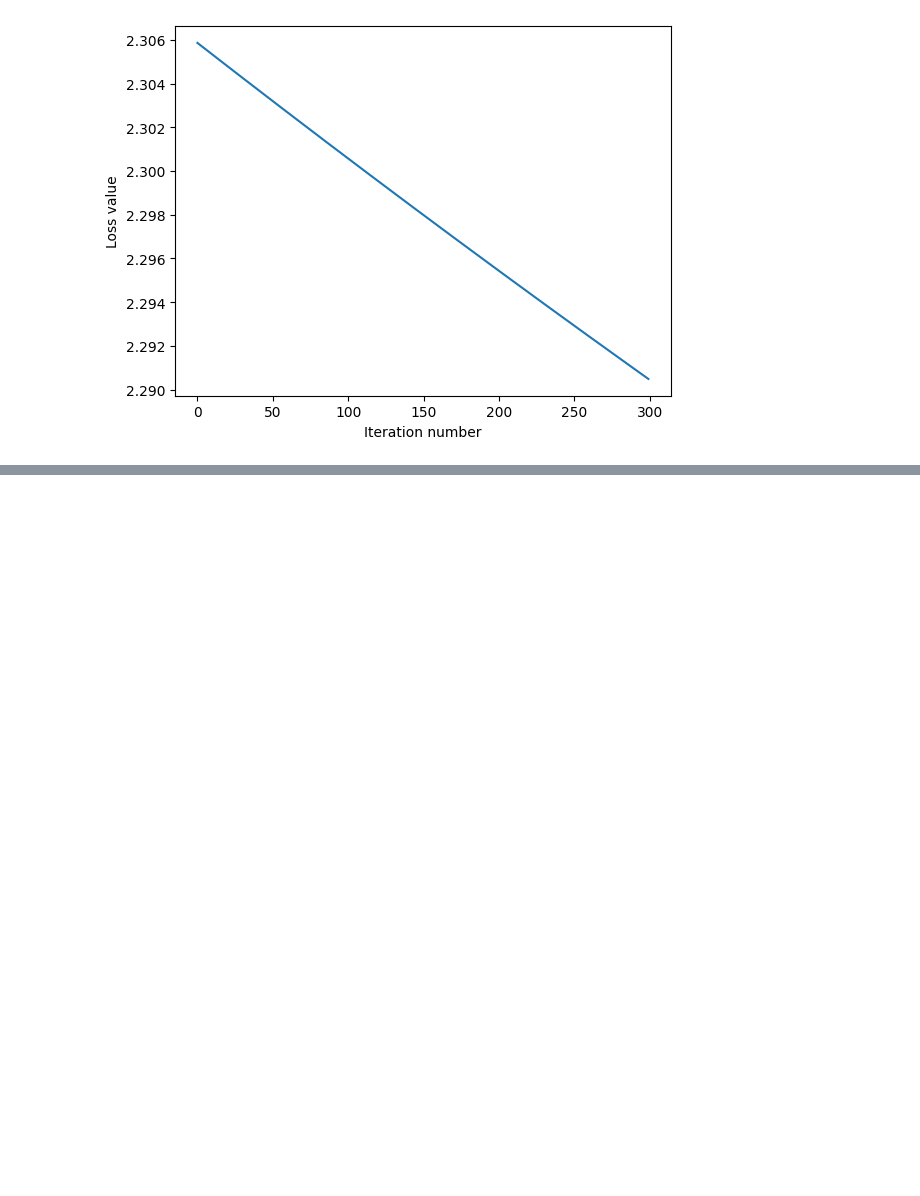
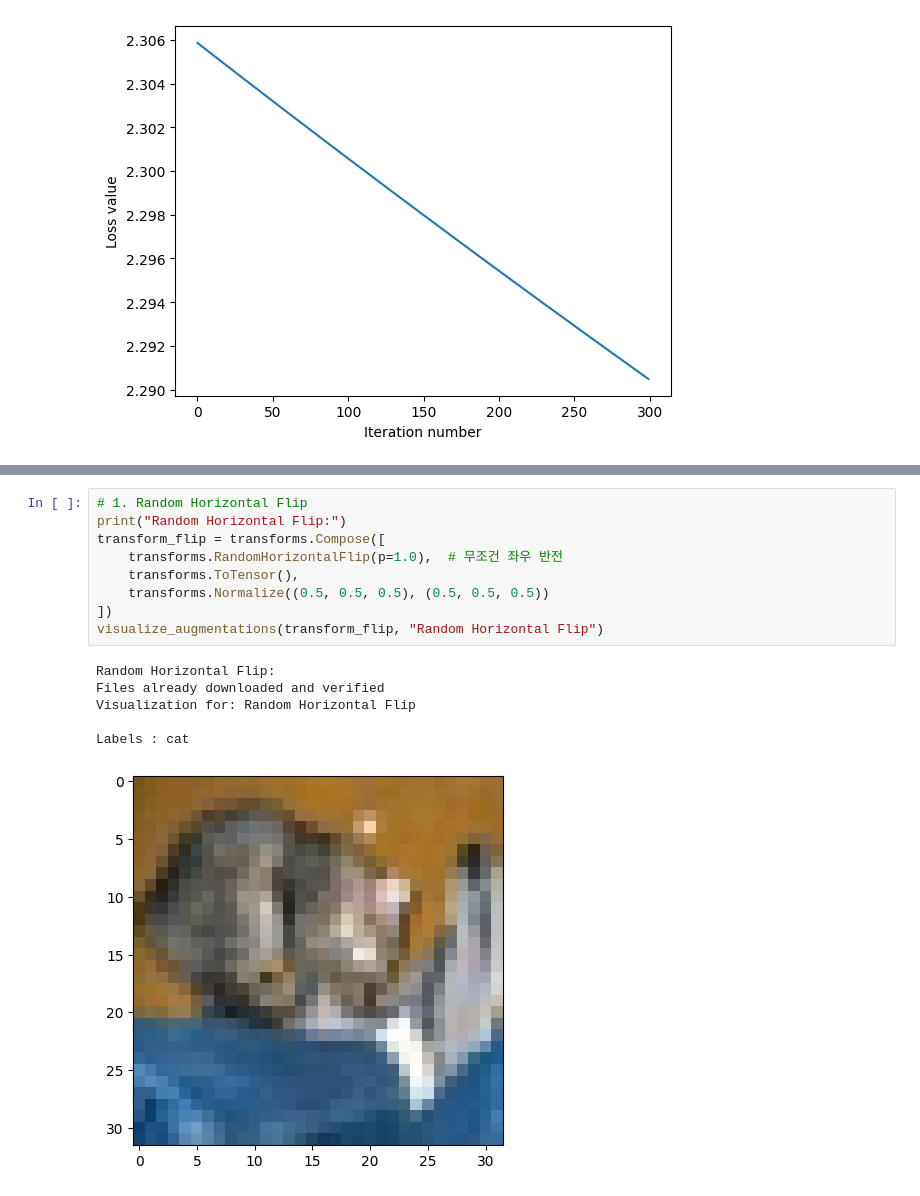
Before and after one commit to tnwls6865/cau_deep_learning, a Jupyter notebook: Linear_Classifier.ipynb, the cells around one changed output, grey strips where cells are left out. Saved outputs shown, nothing was run; the diff lists cells and outputs as text; blank space fills up the shorter version.

```diff
--- a/Linear_Classifier.ipynb
+++ b/Linear_Classifier.ipynb
@@ -496,0 +846,16 @@ plt.show()
+# %%
+# 1. Random Horizontal Flip
+print("Random Horizontal Flip:")
+transform_flip = transforms.Compose([
+    transforms.RandomHorizontalFlip(p=1.0),  # 무조건 좌우 반전
+    transforms.ToTensor(),
+    transforms.Normalize((0.5, 0.5, 0.5), (0.5, 0.5, 0.5))
+])
+visualize_augmentations(transform_flip, "Random Horizontal Flip")
+# %% [output]
+Random Horizontal Flip:
+Files already downloaded and verified
+Visualization for: Random Horizontal Flip
+
+Labels : cat
+[figure, added]
```
Also changed, not shown: parts of 41 cells of this notebook.
